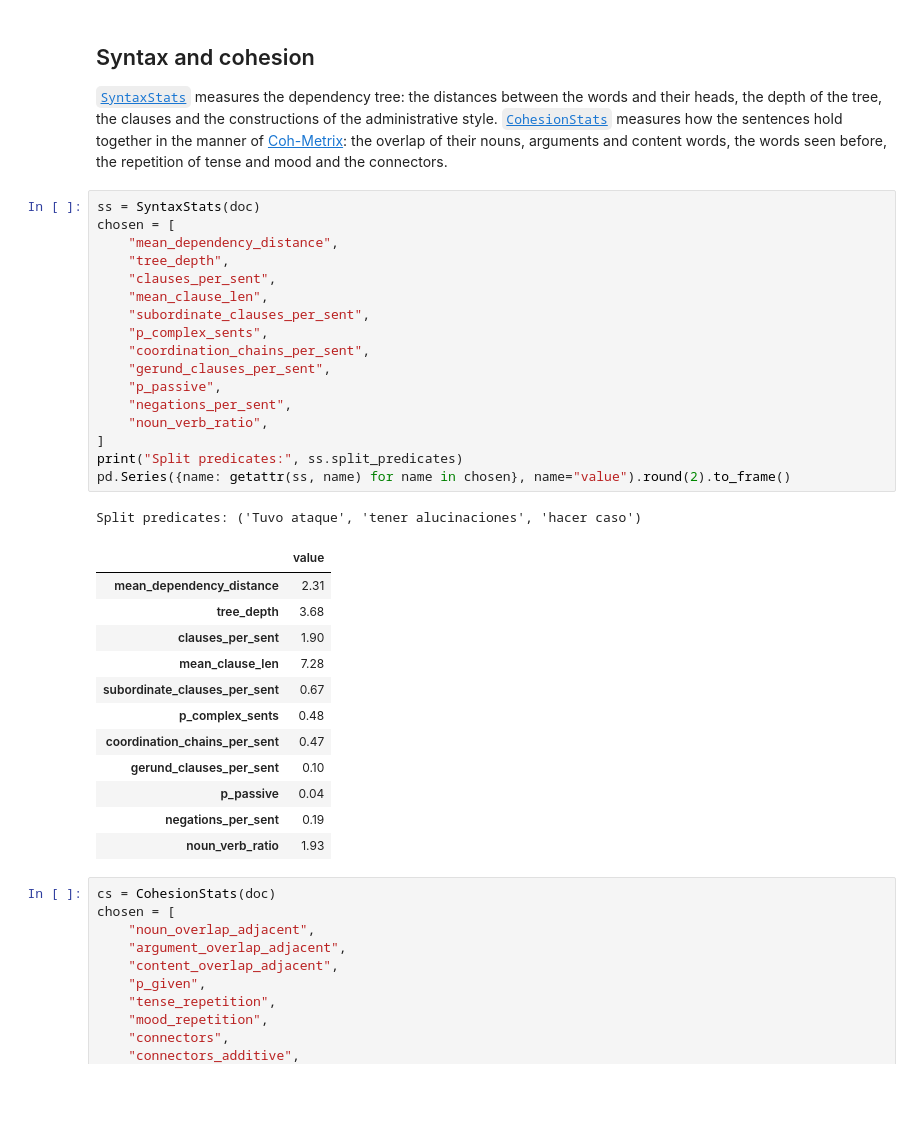
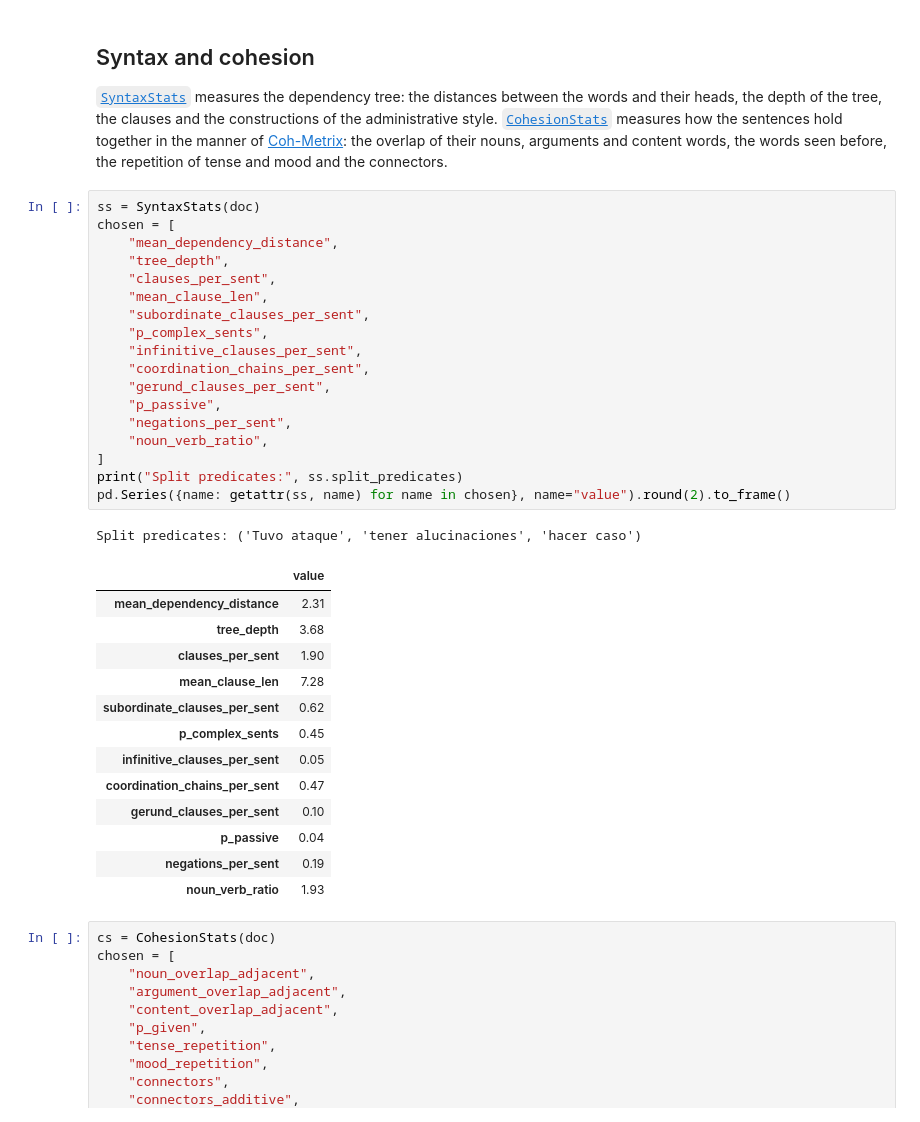
Before and after one commit to SergeyShk/esTS, a Jupyter notebook: examples/01_text_walkthrough.ipynb, the cells around one changed output. Saved outputs shown, nothing was run; the diff lists cells and outputs as text; blank space fills up the shorter version.

```diff
--- a/examples/01_text_walkthrough.ipynb
+++ b/examples/01_text_walkthrough.ipynb
@@ -344,29 +344,31 @@ Nouns lead (272), then the prepositions and the determiners, and the verbs come
 # %%
 ss = SyntaxStats(doc)
 chosen = [
     "mean_dependency_distance",
     "tree_depth",
     "clauses_per_sent",
     "mean_clause_len",
     "subordinate_clauses_per_sent",
     "p_complex_sents",
+    "infinitive_clauses_per_sent",
     "coordination_chains_per_sent",
     "gerund_clauses_per_sent",
     "p_passive",
     "negations_per_sent",
     "noun_verb_ratio",
 ]
 print("Split predicates:", ss.split_predicates)
 pd.Series({name: getattr(ss, name) for name in chosen}, name="value").round(2).to_frame()
 # %% [output]
 Split predicates: ('Tuvo ataque', 'tener alucinaciones', 'hacer caso')
 |  | value |
 | mean_dependency_distance | 2.31 |
 | tree_depth | 3.68 |
 | clauses_per_sent | 1.90 |
 | mean_clause_len | 7.28 |
-| subordinate_clauses_per_sent | 0.67 |
-| p_complex_sents | 0.48 |
+| subordinate_clauses_per_sent | 0.62 |
+| p_complex_sents | 0.45 |
+| infinitive_clauses_per_sent | 0.05 |
 | coordination_chains_per_sent | 0.47 |
 | gerund_clauses_per_sent | 0.10 |
 | p_passive | 0.04 |
```
Also changed, not shown: parts of 1 cell of this notebook, 21 other files.
